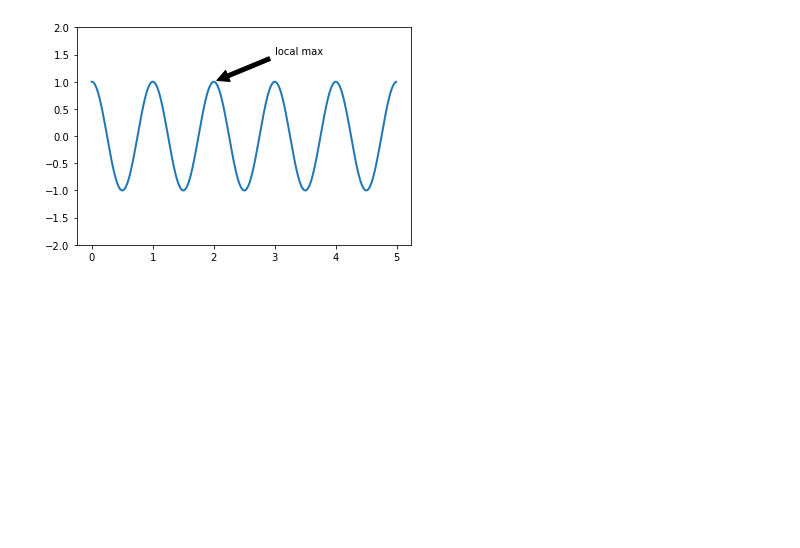
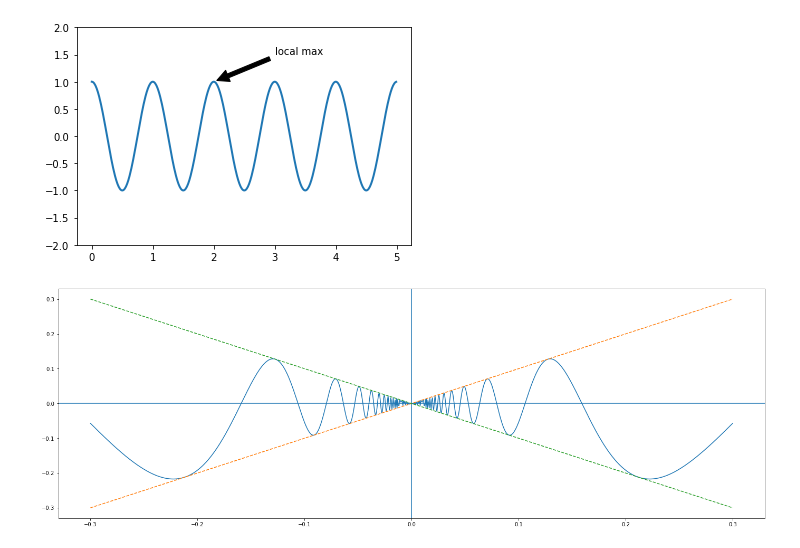
Before and after one commit to davidfang/tensorflow-study-notes, a Jupyter notebook: Matplotlib/Matplotlib入门.ipynb, the cells around one changed output. Cells and saved outputs as stored; diff of their text form; code cells hidden in the pictures; blank space fills up the shorter version.

Commit message:
普林斯顿微积分  66页 连续函数

```diff
--- a/Matplotlib/Matplotlib入门.ipynb
+++ b/Matplotlib/Matplotlib入门.ipynb
@@ -91,3 +91,24 @@ plt.ylim(-2,2)
 plt.show()
 # %% [output]
 [figure]
+# %%
+# 普林斯顿微积分  66页 连续函数
+fig = plt.figure(figsize=(24,8))
+ax = plt.axes()
+
+x = np.linspace(-0.3,0.3,1000)
+# ax.plot(x,np.sin(x))
+
+
+# x = np.arange(-1,1,0.001)
+y = np.sin(1/x) * x
+# fig,ax = plt.subplots()
+
+ax.axvline(0)
+ax.axhline(0)
+ax.plot(x,y)
+ax.plot(x,x,'--')
+ax.plot(x,-x,'--')
+plt.show()
+# %% [output]
+[figure, added]
```
